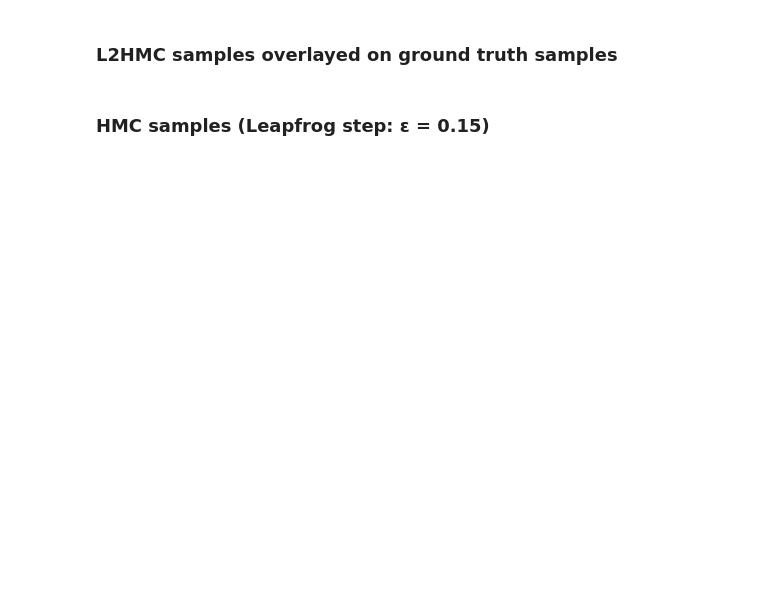
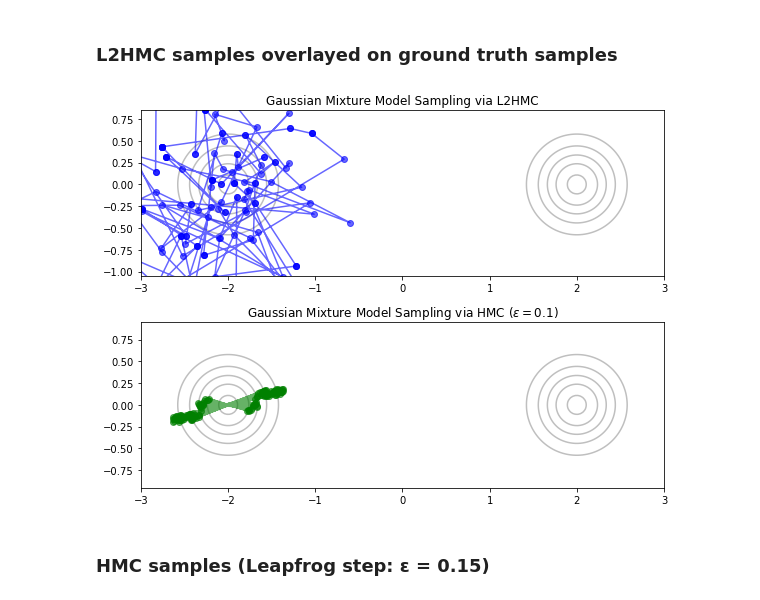
Before and after one commit to nkotelevskii/l2hmc_pytorch, a Jupyter notebook: l2hmc/experiments_gmm.ipynb, the cells around one changed output. Cells and saved outputs as stored; diff of their text form; code cells hidden in the pictures; blank space fills up the shorter version.

```diff
--- a/l2hmc/experiments_gmm.ipynb
+++ b/l2hmc/experiments_gmm.ipynb
@@ -89,7 +89,7 @@ plt.show()
 # %%
 dynamics = Dynamics(x_dim, dist.get_energy_function(), T=10, eps=0.1, net_factory=network, use_temperature=True, device=device).to(device)
 # %%
-n_steps = 5000
+n_steps = 150 #5000
 n_samples = 200
 use_barker = True
 # %%
@@ -157,5 +155,5 @@ KeyboardInterrupt:
 # %%
-length_of_chains = 400 #2000
+length_of_chains = 800 #2000
 # %%
 samples = torch.tensor(dist.get_samples(n=n_samples), dtype=torch.float32, device=device)
 final_samples = []
@@ -164,7 +162,7 @@ samples_ = samples
 with torch.no_grad():
     for t in tqdm(range(length_of_chains)):
         final_samples.append(samples_.cpu().numpy())
-        _, _, _, samples_, _ = propose(samples_, dynamics, do_mh_step=True, device=device)
+        _, _, _, samples_, _, _ = propose(samples_, dynamics, do_mh_step=True, device=device)
         samples_ = samples_[0].detach()
 # %%
 L2HMC_samples = np.array(final_samples)
@@ -206,26 +208,30 @@ plt.show()
 # %%
 # plt.plot(S[:, 0], S[:, 1], 'o', alpha=0.6, color=main)
 fig = plt.figure(figsize=(8, 6))
 
 points_to_plot = np.min([150, length_of_chains - 1])
 
 ax1 = plt.subplot(2,1,1)
-plot_gaussian_contours(mus, covs, colors=[c_contour, c_contour], x_lims=[-2.8,2.8], y_lims=[-1,1], res=200)
+plot_gaussian_contours(mus.cpu().detach().numpy(),
+                       covs.cpu().detach().numpy(), colors=[c_contour, c_contour], x_lims=[-2.8,2.8], y_lims=[-1,1], res=200)
 plt.plot(L2HMC_samples[:points_to_plot, 1, 0], L2HMC_samples[:points_to_plot, 1, 1], color=c_l2hmc, marker='o', alpha=0.6)
 plt.title('Gaussian Mixture Model Sampling via L2HMC')
 plt.axis('equal')
 
 ax2 = plt.subplot(2,1,2, sharex=ax1)
-plot_gaussian_contours(mus, covs, colors=[c_contour, c_contour], x_lims=[-2.8,2.8], y_lims=[-1,1], res=200)
+plot_gaussian_contours(mus.cpu().detach().numpy(),
+                       covs.cpu().detach().numpy(), colors=[c_contour, c_contour], x_lims=[-2.8,2.8], y_lims=[-1,1], res=200)
 plt.plot(HMC_samples_1[:points_to_plot, 1, 0], HMC_samples_1[:points_to_plot, 1, 1], color=c_hmc2, marker='o', alpha=0.6)
 plt.title('Gaussian Mixture Model Sampling via HMC ($\epsilon = 0.1$)')
 plt.axis('equal')
 plt.tight_layout()
 
 plt.axis([-3,3,-2,2])
 
 plt.show()
 # fig.savefig('iso_gmm_explore.png', dpi=200)
+# %% [output]
+[figure, added]
 # %% [markdown]
 ### HMC samples (Leapfrog step: ε = 0.15)
 # %%
```
Also changed, not shown: parts of 7 cells of this notebook, 4 other files.
